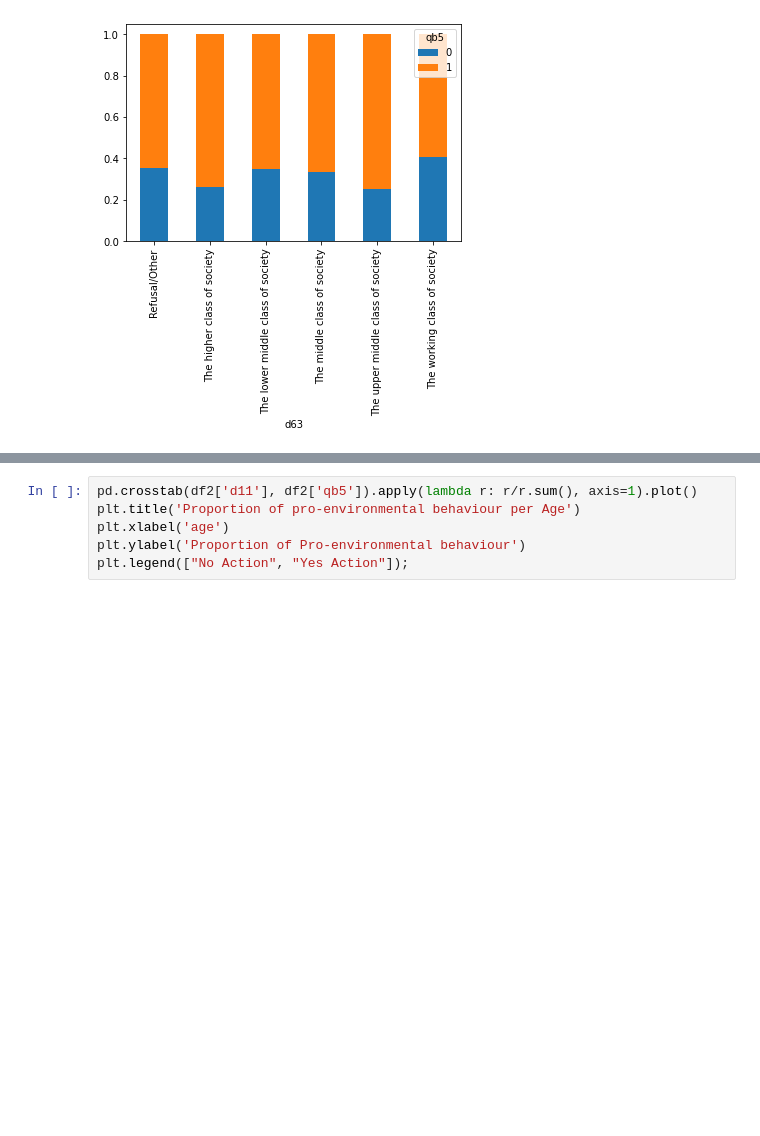
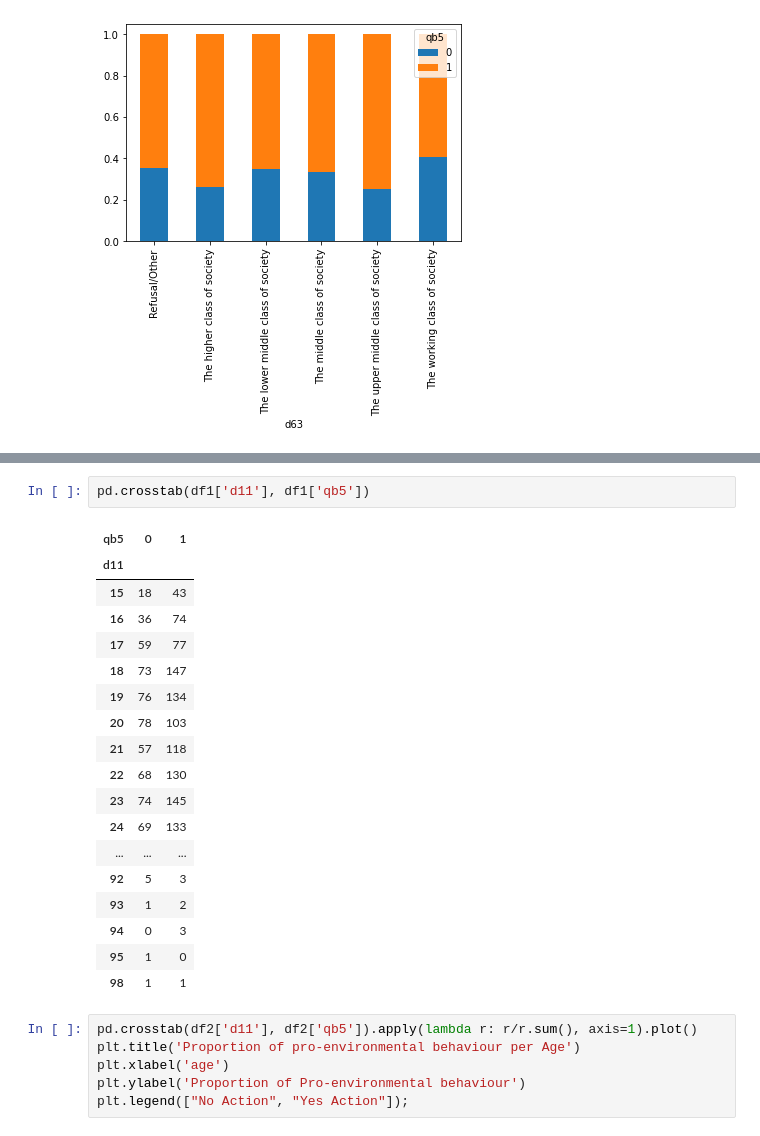
Before and after one commit to claudiagiuspoli/pro-environmental-behaviour, a Jupyter notebook: interpretation.ipynb, the cells around one changed output, grey strips where cells are left out. Cells and saved outputs as stored; diff of their text form; blank space fills up the shorter version.

```diff
--- a/interpretation.ipynb
+++ b/interpretation.ipynb
@@ -113,3 +136,24 @@ plt.legend(["No Action", "Yes Action"]);
+# %%
+pd.crosstab(df1['d11'], df1['qb5'])
+# %% [output]
+| qb5 | 0 | 1 |
+| d11 |  |  |
+| 15 | 18 | 43 |
+| 16 | 36 | 74 |
+| 17 | 59 | 77 |
+| 18 | 73 | 147 |
+| 19 | 76 | 134 |
+| 20 | 78 | 103 |
+| 21 | 57 | 118 |
+| 22 | 68 | 130 |
+| 23 | 74 | 145 |
+| 24 | 69 | 133 |
+| ... | ... | ... |
+| 92 | 5 | 3 |
+| 93 | 1 | 2 |
+| 94 | 0 | 3 |
+| 95 | 1 | 0 |
+| 98 | 1 | 1 |
 # %%
 pd.crosstab(df2['d11'], df2['qb5']).apply(lambda r: r/r.sum(), axis=1).plot()
 plt.title('Proportion of pro-environmental behaviour per Age')
```
Also changed, not shown: parts of 6 cells of this notebook, 6 other files.
